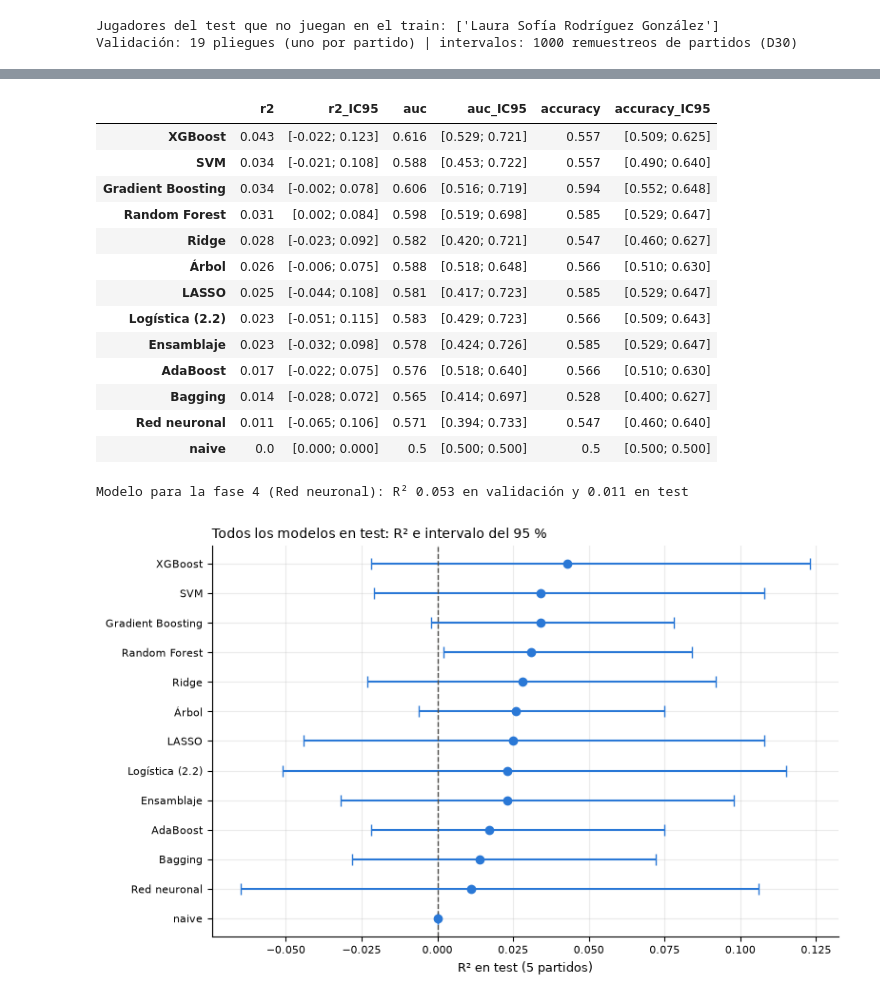
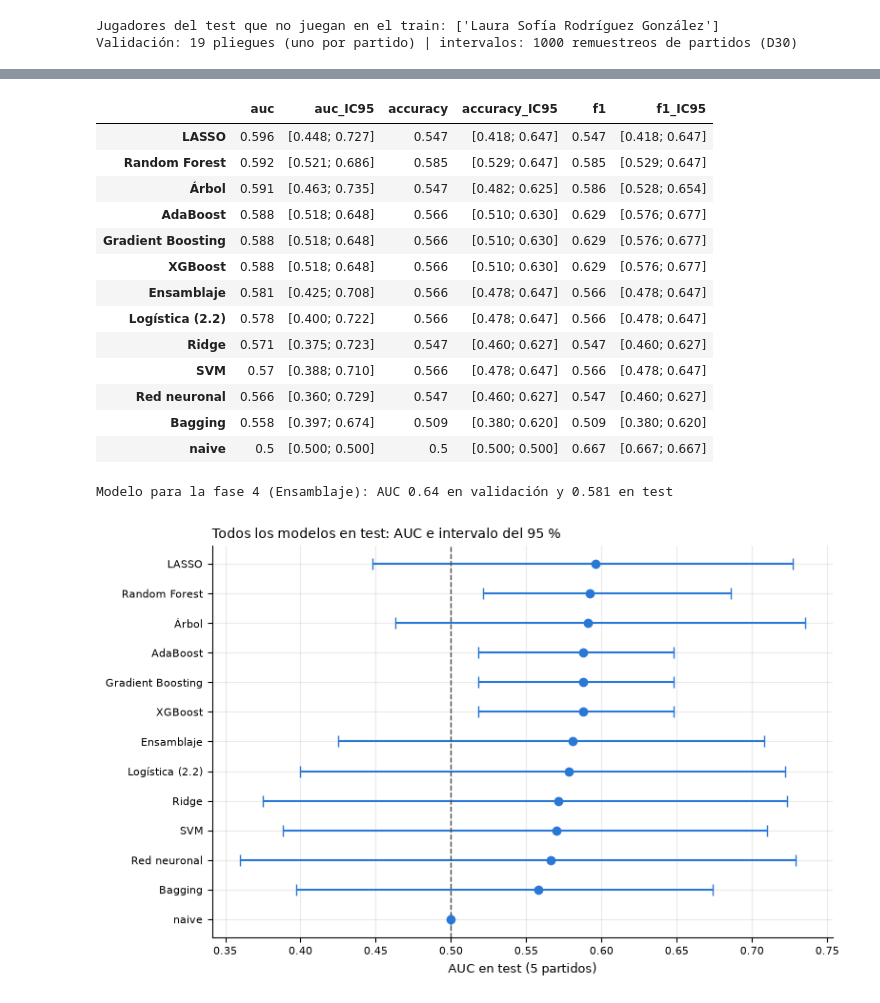
Before and after one commit to juanjocamposv/Proyecto_final_analitica, a Jupyter notebook: notebooks/Proyecto_Padel.ipynb, the cells around one changed output, grey strips where cells are left out. Cells and saved outputs as stored; diff of their text form; code cells hidden in the pictures.

```diff
--- a/notebooks/Proyecto_Padel.ipynb
+++ b/notebooks/Proyecto_Padel.ipynb
@@ -436,17 +442,17 @@ Guardado: data\interim\participaciones.csv
 # %%
-corr = participaciones[var.VARIABLES_JUGADOR].corr(method='spearman')
+corr = participaciones[var.columnas_jugador(var.VARIABLES_JUGADOR)].corr(method='spearman')
 divergente = LinearSegmentedColormap.from_list('azul_gris_rojo', ['#2a78d6', '#f0efec', '#e34948'])
-fig, eje = plt.subplots(figsize=(9, 7.5))
+fig, eje = plt.subplots(figsize=(11, 9))
 im = eje.imshow(corr, cmap=divergente, vmin=-1, vmax=1)
 eje.set_xticks(range(len(corr)), corr.columns, rotation=60, ha='right')
 eje.set_yticks(range(len(corr)), corr.index)
 for i in range(len(corr)):
     for j in range(len(corr)):
-        eje.text(j, i, f'{corr.iat[i, j]:.2f}', ha='center', va='center', fontsize=7, color='#0b0b0b')
+        eje.text(j, i, f'{corr.iat[i, j]:.2f}', ha='center', va='center', fontsize=6, color='#0b0b0b')
 eje.grid(False)
 eje.spines[:].set_visible(False)
 fig.colorbar(im, ax=eje, shrink=0.8, label='r de Spearman')
-eje.set_title('Correlación entre las 14 variables (jugador × punto)')
+eje.set_title('Correlación entre las 14 variables, 18 columnas con el one-hot (jugador × punto)')
 fig.tight_layout()
 plt.show()
 
@@ -812,16 +830,16 @@ plt.show()
 # %%
 # Voto ponderado con los 4 mejores de la 2.3 (D36, D37)
 mejores = comparacion.drop(['naive', 'Logística (2.2)']).index[:4].tolist()
-pesos = mod.pesos_r2(train, predicciones, mejores)
+pesos = mod.pesos_accuracy(train, predicciones, mejores)
 print('Pesos del voto ponderado (α):')
 display(pesos.round(3).rename('α').to_frame())
 
 predicciones['Ensamblaje'] = mod.ensamblar(predicciones, pesos)
-validacion = mod.resumen(train, predicciones, muestras).sort_values('r2', ascending=False)
+validacion = mod.resumen(train, predicciones, muestras).sort_values('auc', ascending=False)
 display(validacion)
 
-# Modelo para la fase 4: el de mayor R² de validación, escogido antes de mirar el test (D38)
-modelo_final = validacion.drop(['naive', 'Logística (2.2)'])['r2'].astype(float).idxmax()
+# Modelo para la fase 4: el de mayor AUC de validación, escogido antes de mirar el test (D38)
+modelo_final = validacion.drop(['naive', 'Logística (2.2)'])['auc'].astype(float).idxmax()
 print('Modelo para la fase 4 (D38):', modelo_final)
 # %% [output]
 Pesos del voto ponderado (α):
@@ -848,43 +866,43 @@ Modelo para la fase 4 (D38): Red neuronal
 # %%
 # Test: cada modelo se entrena con todo el train y se mide una sola vez en los 5 partidos de test (D39)
 finales = {'naive': (naive, var.MODELO_1), 'Logística (2.2)': (logistica, variables_logistica),
            **{n: (a['modelo'], a['variables']) for n, a in ajustes.items()}}
 pred_test = {n: mod.predecir_test(m, train, test, var.columnas(v)) for n, (m, v) in finales.items()}
 pred_test['Ensamblaje'] = mod.ensamblar(pred_test, pesos)
 
 muestras_test = mod.remuestreos(test['partido'].unique())
-resultado_test = mod.resumen(test, pred_test, muestras_test).sort_values('r2', ascending=False)
+resultado_test = mod.resumen(test, pred_test, muestras_test).sort_values('auc', ascending=False)
 display(resultado_test)
-print(f"Modelo para la fase 4 ({modelo_final}): R² {validacion.loc[modelo_final, 'r2']} en validación "
-      f"y {resultado_test.loc[modelo_final, 'r2']} en test")
+print(f"Modelo para la fase 4 ({modelo_final}): AUC {validacion.loc[modelo_final, 'auc']} en validación "
+      f"y {resultado_test.loc[modelo_final, 'auc']} en test")
 
-r2 = resultado_test['r2'].astype(float).to_numpy()
-ic = np.array([[float(x) for x in s.strip('[]').split(';')] for s in resultado_test['r2_IC95']])
+auc = resultado_test['auc'].astype(float).to_numpy()
+ic = np.array([[float(x) for x in s.strip('[]').split(';')] for s in resultado_test['auc_IC95']])
 fig, eje = plt.subplots(figsize=(8, 5))
-eje.errorbar(r2, range(len(r2)), xerr=[r2 - ic[:, 0], ic[:, 1] - r2], fmt='o', capsize=4)
-eje.axvline(0, color='#52514e', linestyle='--', linewidth=1)
-eje.set_yticks(range(len(r2)), resultado_test.index)
+eje.errorbar(auc, range(len(auc)), xerr=[auc - ic[:, 0], ic[:, 1] - auc], fmt='o', capsize=4)
+eje.axvline(0.5, color='#52514e', linestyle='--', linewidth=1)
+eje.set_yticks(range(len(auc)), resultado_test.index)
 eje.invert_yaxis()
-eje.set_xlabel('R² en test (5 partidos)')
-eje.set_title('Todos los modelos en test: R² e intervalo del 95 %')
+eje.set_xlabel('AUC en test (5 partidos)')
+eje.set_title('Todos los modelos en test: AUC e intervalo del 95 %')
 fig.tight_layout()
 plt.show()
 # %% [output]
-|  | r2 | r2_IC95 | auc | auc_IC95 | accuracy | accuracy_IC95 |
-| XGBoost | 0.043 | [-0.022; 0.123] | 0.616 | [0.529; 0.721] | 0.557 | [0.509; 0.625] |
-| SVM | 0.034 | [-0.021; 0.108] | 0.588 | [0.453; 0.722] | 0.557 | [0.490; 0.640] |
-| Gradient Boosting | 0.034 | [-0.002; 0.078] | 0.606 | [0.516; 0.719] | 0.594 | [0.552; 0.648] |
-| Random Forest | 0.031 | [0.002; 0.084] | 0.598 | [0.519; 0.698] | 0.585 | [0.529; 0.647] |
-| Ridge | 0.028 | [-0.023; 0.092] | 0.582 | [0.420; 0.721] | 0.547 | [0.460; 0.627] |
-| Árbol | 0.026 | [-0.006; 0.075] | 0.588 | [0.518; 0.648] | 0.566 | [0.510; 0.630] |
-| LASSO | 0.025 | [-0.044; 0.108] | 0.581 | [0.417; 0.723] | 0.585 | [0.529; 0.647] |
-| Logística (2.2) | 0.023 | [-0.051; 0.115] | 0.583 | [0.429; 0.723] | 0.566 | [0.509; 0.643] |
-| Ensamblaje | 0.023 | [-0.032; 0.098] | 0.578 | [0.424; 0.726] | 0.585 | [0.529; 0.647] |
-| AdaBoost | 0.017 | [-0.022; 0.075] | 0.576 | [0.518; 0.640] | 0.566 | [0.510; 0.630] |
-| Bagging | 0.014 | [-0.028; 0.072] | 0.565 | [0.414; 0.697] | 0.528 | [0.400; 0.627] |
-| Red neuronal | 0.011 | [-0.065; 0.106] | 0.571 | [0.394; 0.733] | 0.547 | [0.460; 0.640] |
-| naive | 0.0 | [0.000; 0.000] | 0.5 | [0.500; 0.500] | 0.5 | [0.500; 0.500] |
+|  | auc | auc_IC95 | accuracy | accuracy_IC95 | f1 | f1_IC95 |
+| LASSO | 0.596 | [0.448; 0.727] | 0.547 | [0.418; 0.647] | 0.547 | [0.418; 0.647] |
+| Random Forest | 0.592 | [0.521; 0.686] | 0.585 | [0.529; 0.647] | 0.585 | [0.529; 0.647] |
+| Árbol | 0.591 | [0.463; 0.735] | 0.547 | [0.482; 0.625] | 0.586 | [0.528; 0.654] |
+| AdaBoost | 0.588 | [0.518; 0.648] | 0.566 | [0.510; 0.630] | 0.629 | [0.576; 0.677] |
+| Gradient Boosting | 0.588 | [0.518; 0.648] | 0.566 | [0.510; 0.630] | 0.629 | [0.576; 0.677] |
+| XGBoost | 0.588 | [0.518; 0.648] | 0.566 | [0.510; 0.630] | 0.629 | [0.576; 0.677] |
+| Ensamblaje | 0.581 | [0.425; 0.708] | 0.566 | [0.478; 0.647] | 0.566 | [0.478; 0.647] |
+| Logística (2.2) | 0.578 | [0.400; 0.722] | 0.566 | [0.478; 0.647] | 0.566 | [0.478; 0.647] |
+| Ridge | 0.571 | [0.375; 0.723] | 0.547 | [0.460; 0.627] | 0.547 | [0.460; 0.627] |
+| SVM | 0.57 | [0.388; 0.710] | 0.566 | [0.478; 0.647] | 0.566 | [0.478; 0.647] |
+| Red neuronal | 0.566 | [0.360; 0.729] | 0.547 | [0.460; 0.627] | 0.547 | [0.460; 0.627] |
+| Bagging | 0.558 | [0.397; 0.674] | 0.509 | [0.380; 0.620] | 0.509 | [0.380; 0.620] |
+| naive | 0.5 | [0.500; 0.500] | 0.5 | [0.500; 0.500] | 0.667 | [0.667; 0.667] |
-Modelo para la fase 4 (Red neuronal): R² 0.053 en validación y 0.011 en test
+Modelo para la fase 4 (Ensamblaje): AUC 0.64 en validación y 0.581 en test
-[figure, old version]
+[figure, new version]
 # %% [markdown]
 **Resultados**
```
Also changed, not shown: parts of 25 cells of this notebook, 6 other files.
